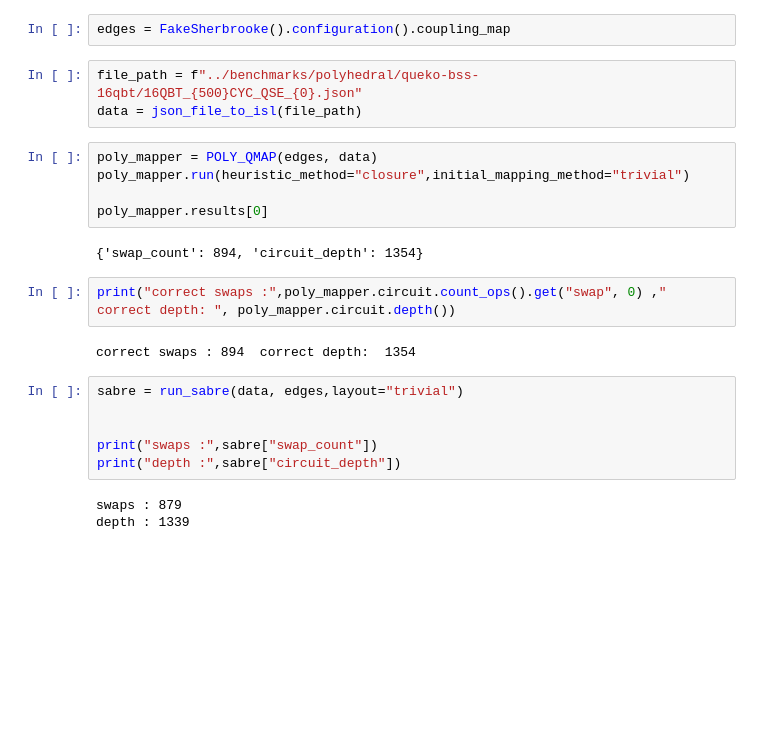
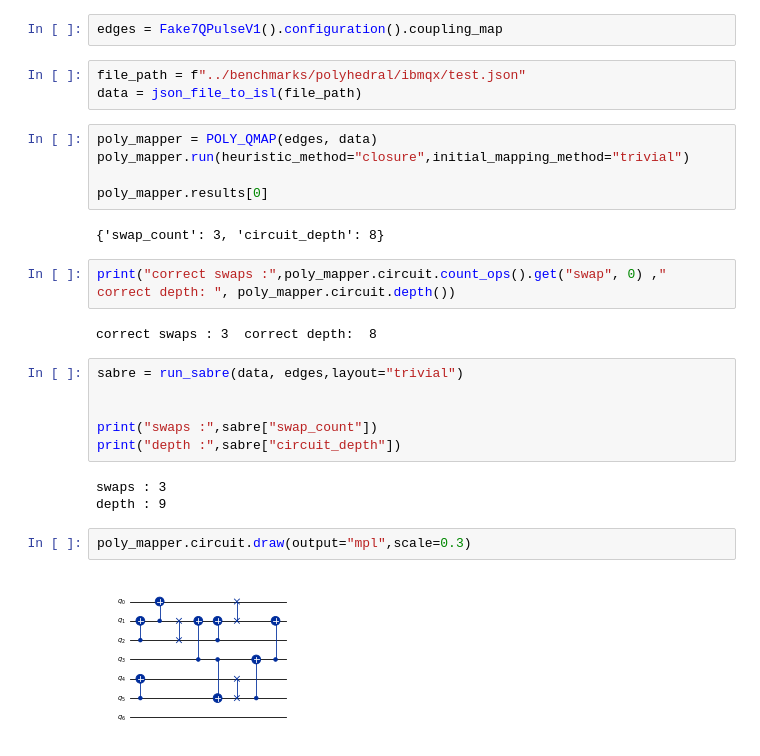
Before and after one commit to MarouaneBenbetka/Dependence-Driven-Quantum-Mapping, a Jupyter notebook: src/test_code.ipynb, the cells around one changed output. Drawn from its saved outputs; the diff is of its cells as text; blank space fills up the shorter version.

```diff
--- a/src/test_code.ipynb
+++ b/src/test_code.ipynb
@@ -16,9 +16,9 @@ from time import time
 import warnings
 warnings.filterwarnings("ignore")
 # %%
-edges = FakeSherbrooke().configuration().coupling_map
+edges = Fake7QPulseV1().configuration().coupling_map
 # %%
-file_path = f"../benchmarks/polyhedral/queko-bss-16qbt/16QBT_{500}CYC_QSE_{0}.json"
+file_path = f"../benchmarks/polyhedral/ibmqx/test.json"
 data = json_file_to_isl(file_path)
 # %%
 poly_mapper = POLY_QMAP(edges, data)
@@ -26,11 +26,11 @@ poly_mapper.run(heuristic_method="closure",initial_mapping_method="trivial")
 
 poly_mapper.results[0]
 # %% [output]
-{'swap_count': 894, 'circuit_depth': 1354}
+{'swap_count': 3, 'circuit_depth': 8}
 # %%
 print("correct swaps :",poly_mapper.circuit.count_ops().get("swap", 0) ," correct depth: ", poly_mapper.circuit.depth())
 # %% [output]
-correct swaps : 894  correct depth:  1354
+correct swaps : 3  correct depth:  8
 # %%
 sabre = run_sabre(data, edges,layout="trivial")
 
@@ -38,5 +38,9 @@ sabre = run_sabre(data, edges,layout="trivial")
 print("swaps :",sabre["swap_count"])
 print("depth :",sabre["circuit_depth"])
 # %% [output]
-swaps : 879
-depth : 1339
+swaps : 3
+depth : 9
+# %%
+poly_mapper.circuit.draw(output="mpl",scale=0.3)
+# %% [output]
+[figure, added]
```
Also changed, not shown: parts of 4 cells of this notebook, 3 other files.
